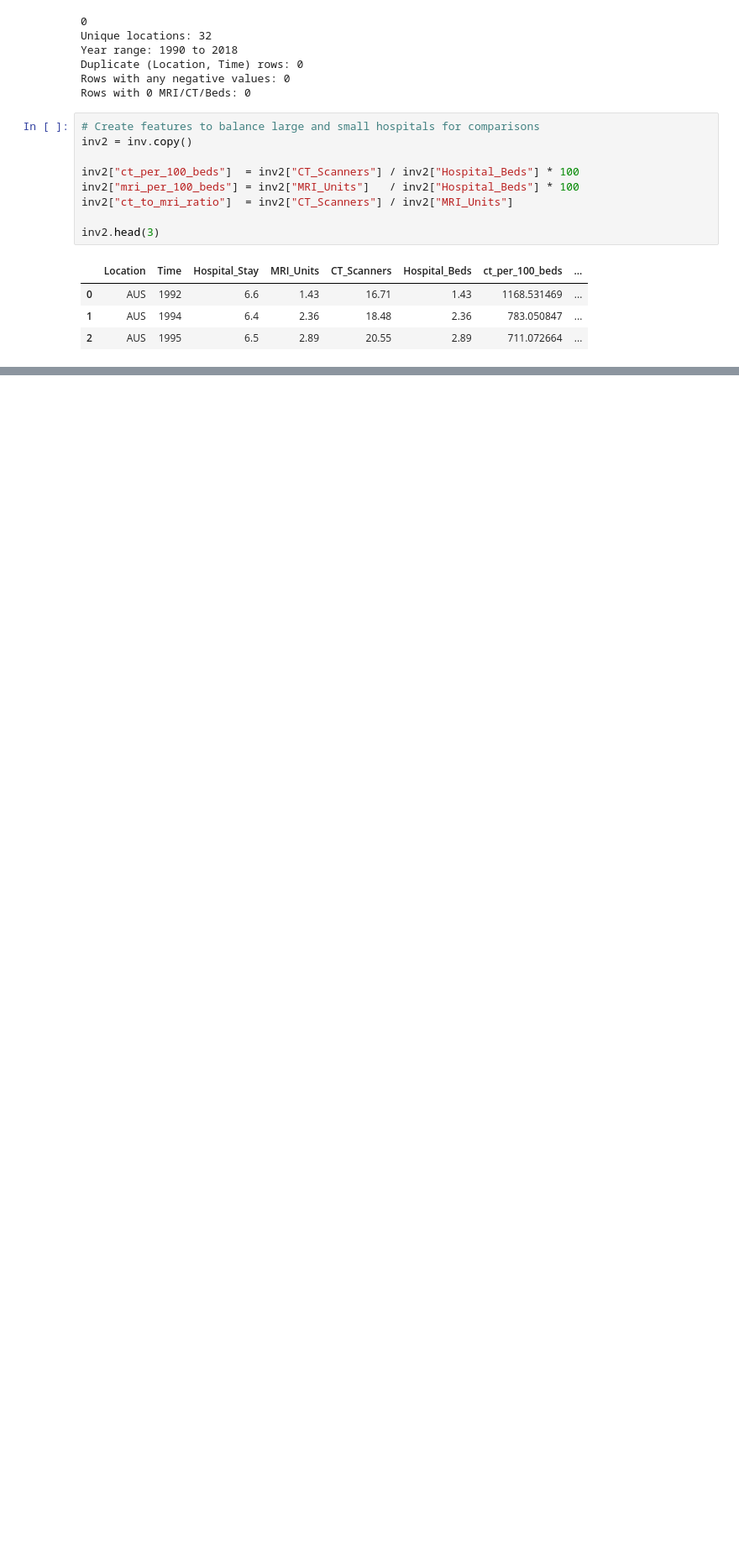
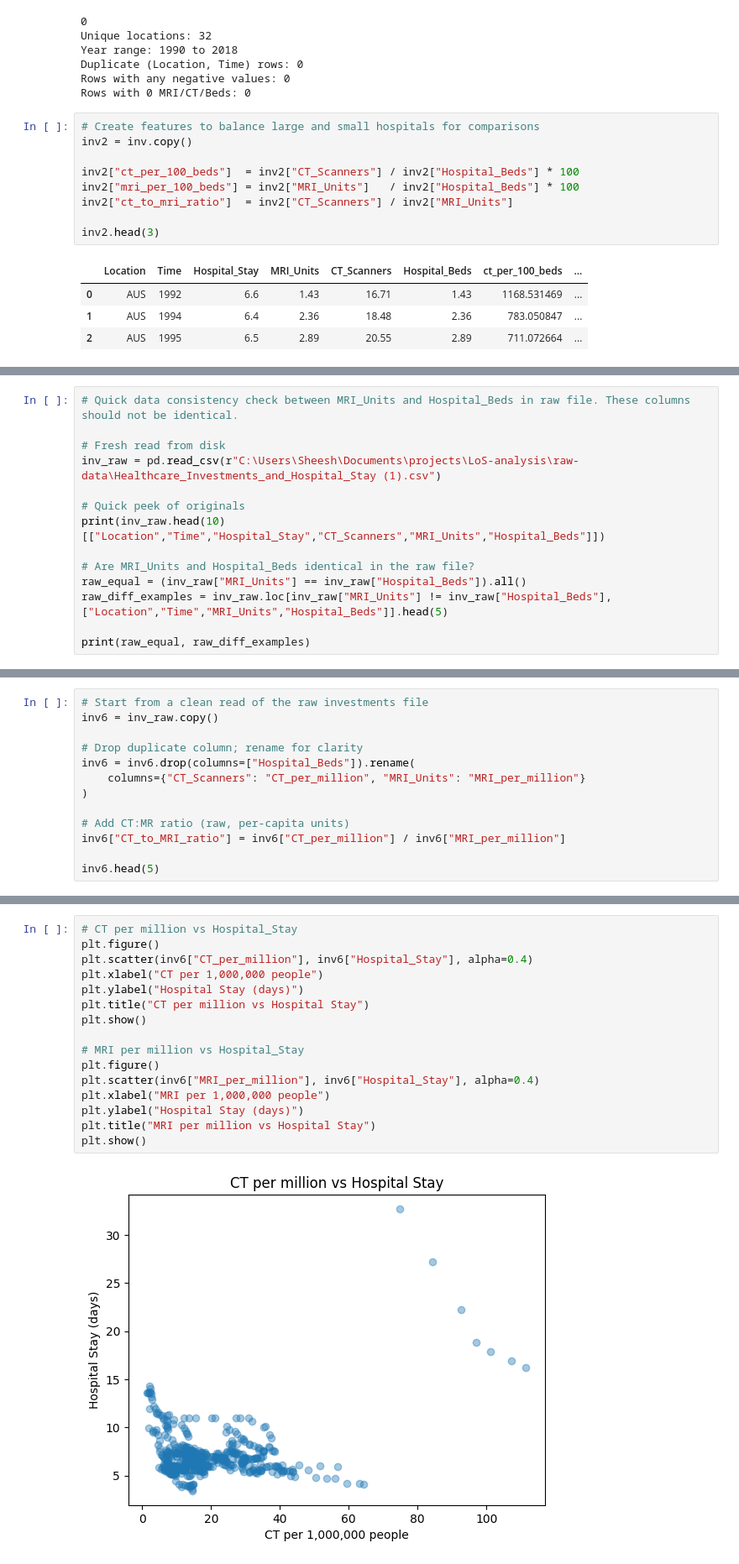
Before and after one commit to awillette89/LoS-analysis, a Jupyter notebook: length-of-stay.ipynb, the cells around one changed output, grey strips where cells are left out. Shown at 84% size. Drawn from its saved outputs; the diff is of its cells as text; blank space fills up the shorter version.

```diff
--- a/length-of-stay.ipynb
+++ b/length-of-stay.ipynb
@@ -307,0 +361,14 @@ inv2.head(3)
+# %%
+# Quick data consistency check between MRI_Units and Hospital_Beds in raw file. These columns should not be identical.
+
+# Fresh read from disk
+inv_raw = pd.read_csv(r"C:\Users\Sheesh\Documents\projects\LoS-analysis\raw-data\Healthcare_Investments_and_Hospital_Stay (1).csv")
+
+# Quick peek of originals
+print(inv_raw.head(10)[["Location","Time","Hospital_Stay","CT_Scanners","MRI_Units","Hospital_Beds"]])
+
+# Are MRI_Units and Hospital_Beds identical in the raw file?
+raw_equal = (inv_raw["MRI_Units"] == inv_raw["Hospital_Beds"]).all()
+raw_diff_examples = inv_raw.loc[inv_raw["MRI_Units"] != inv_raw["Hospital_Beds"], ["Location","Time","MRI_Units","Hospital_Beds"]].head(5)
+
+print(raw_equal, raw_diff_examples)
@@ -307,0 +390,13 @@ inv2.head(3)
+# %%
+# Start from a clean read of the raw investments file
+inv6 = inv_raw.copy()
+
+# Drop duplicate column; rename for clarity
+inv6 = inv6.drop(columns=["Hospital_Beds"]).rename(
+    columns={"CT_Scanners": "CT_per_million", "MRI_Units": "MRI_per_million"}
+)
+
+# Add CT:MR ratio (raw, per-capita units)
+inv6["CT_to_MRI_ratio"] = inv6["CT_per_million"] / inv6["MRI_per_million"]
+
+inv6.head(5)
@@ -307,0 +410,18 @@ inv2.head(3)
+# %%
+# CT per million vs Hospital_Stay
+plt.figure()
+plt.scatter(inv6["CT_per_million"], inv6["Hospital_Stay"], alpha=0.4)
+plt.xlabel("CT per 1,000,000 people")
+plt.ylabel("Hospital Stay (days)")
+plt.title("CT per million vs Hospital Stay")
+plt.show()
+
+# MRI per million vs Hospital_Stay
+plt.figure()
+plt.scatter(inv6["MRI_per_million"], inv6["Hospital_Stay"], alpha=0.4)
+plt.xlabel("MRI per 1,000,000 people")
+plt.ylabel("Hospital Stay (days)")
+plt.title("MRI per million vs Hospital Stay")
+plt.show()
+# %% [output]
+[figure, added]
```
Also changed, not shown: parts of 6 cells of this notebook.
